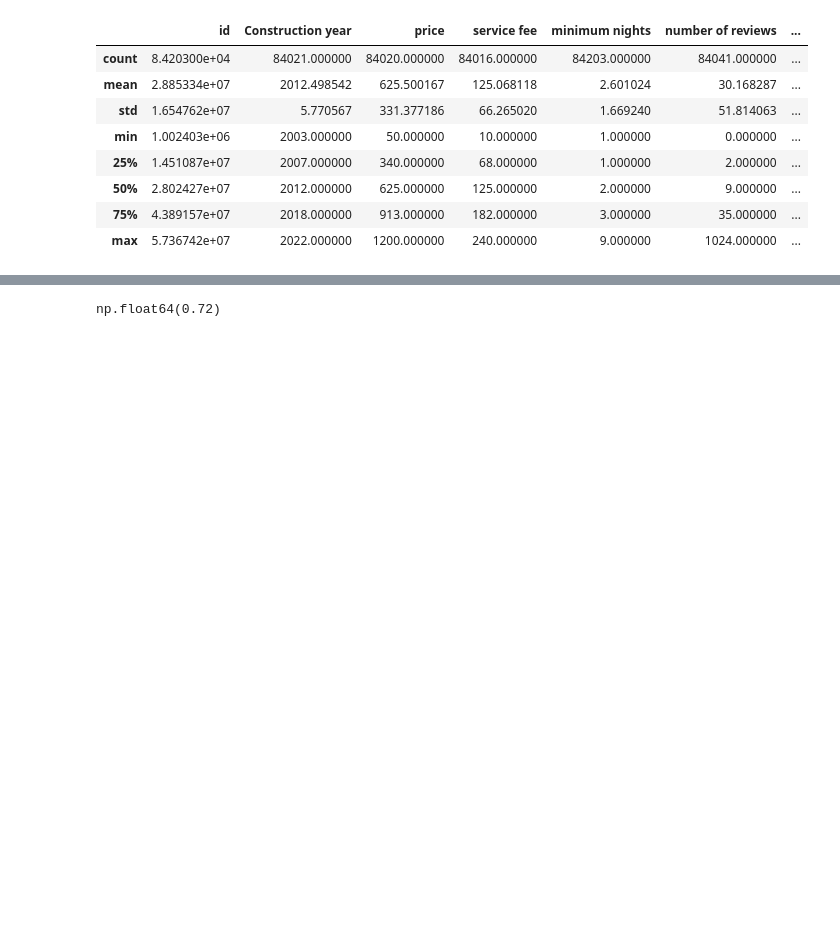
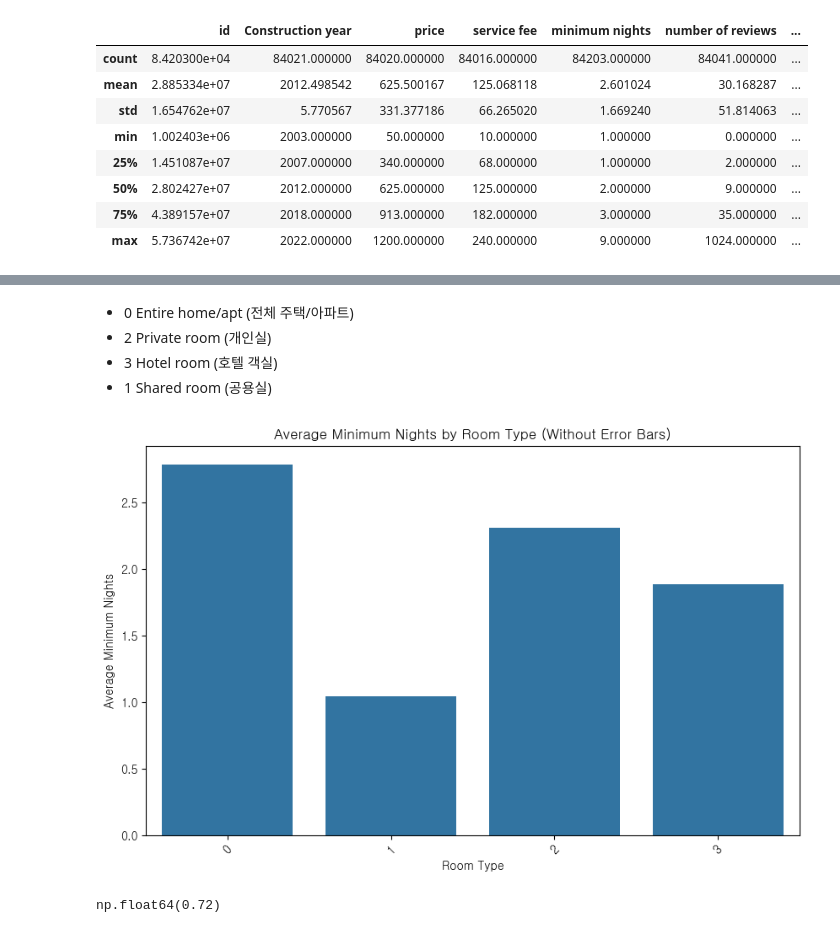
Before and after one commit to Nadaeji/airbnb-eda-insights, a Jupyter notebook: visualization/EDA 3.ipynb, the cells around one changed output, grey strips where cells are left out. Saved outputs shown, nothing was run; the diff lists cells and outputs as text; code cells hidden in the pictures; blank space fills up the shorter version.

```diff
--- a/visualization/EDA 3.ipynb
+++ b/visualization/EDA 3.ipynb
@@ -218,3 +278,21 @@ airbnb_df['service fee'] = airbnb_df['service fee'].astype(int) *1400
+# %% [markdown]
+- 0	Entire home/apt (전체 주택/아파트)
+- 2	Private room (개인실)
+- 3	Hotel room (호텔 객실)
+- 1	Shared room (공용실)
+# %%
+# 최소 숙박일과 숙소 유형(Room Type) 관계 (바 차트)
+# room_type 별로 평균 minimum nights를 비교하면 숙소 유형별 최소 숙박일의 차이를 확인할 수 있습니다.
+
+plt.figure(figsize=(10, 6))
+sns.barplot(x=airbnb_df['room type'], y=airbnb_df['minimum nights'], errorbar=None)
+plt.xlabel('Room Type')
+plt.ylabel('Average Minimum Nights')
+plt.title('Average Minimum Nights by Room Type (Without Error Bars)')
+plt.xticks(rotation=45)
+plt.show()
+# %% [output]
+[figure, added]
 # %%
 airbnb_df['availability 365'].max()
 # %% [output]
```
Also changed, not shown: parts of 6 cells of this notebook.
